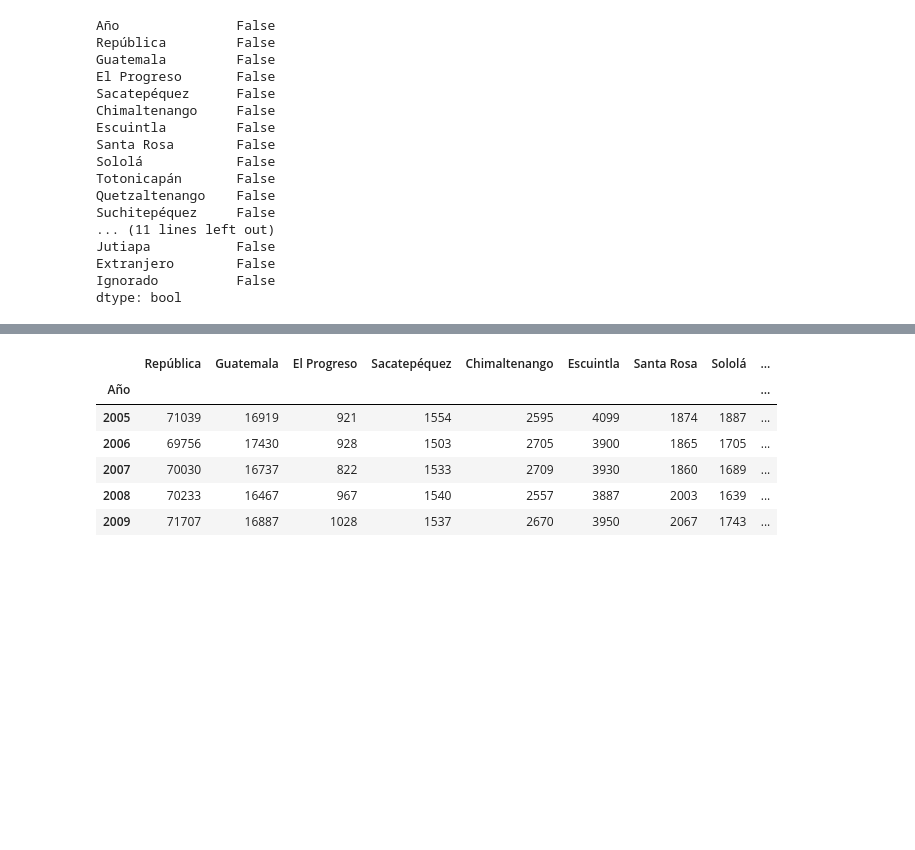
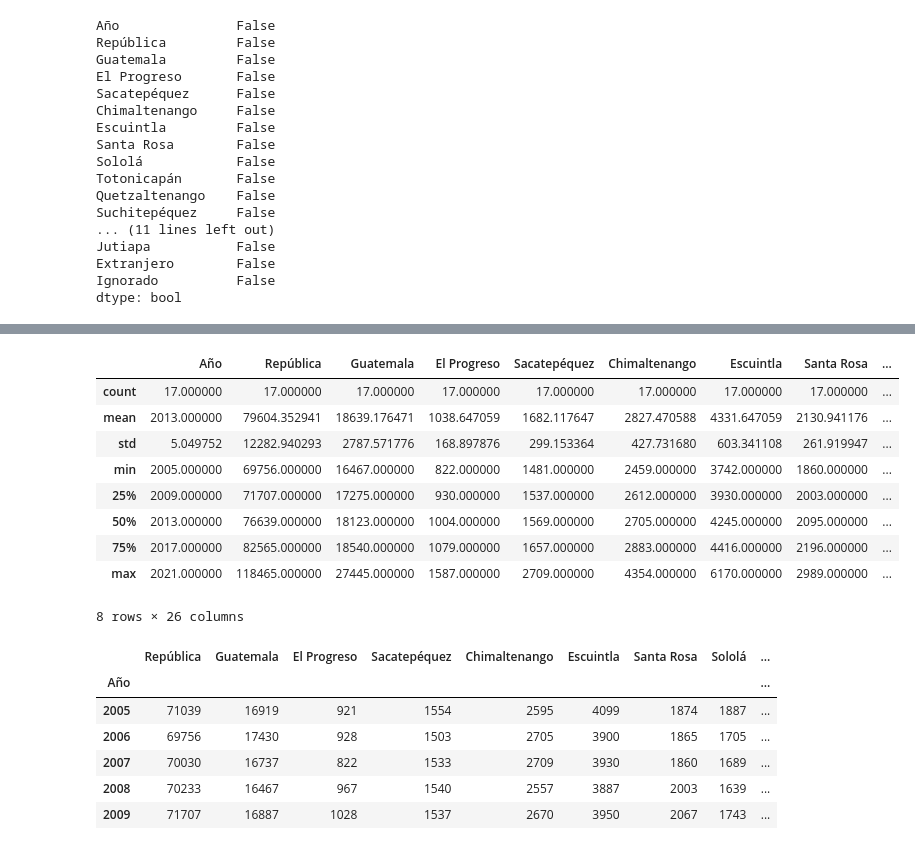
Before and after one commit to aleg001/Proyecto1-MD, a Jupyter notebook: Proyecto1.ipynb, the cells around one changed output, grey strips where cells are left out. Cells and saved outputs as stored; diff of their text form; code cells hidden in the pictures; blank space fills up the shorter version.

```diff
--- a/Proyecto1.ipynb
+++ b/Proyecto1.ipynb
@@ -216,5 +216,7 @@ media_ignorado = Defunciones['Ignorado'].mean().astype('int64')
 Defunciones['Extranjero'].fillna(value=media_extranjero, inplace=True)
 Defunciones['Ignorado'].fillna(value=media_ignorado, inplace=True)
 
-Defunciones.head()
+Defunciones = Defunciones.apply(pd.to_numeric, errors='coerce')
+
+Defunciones.dtypes
 # %% [output]
@@ -281,3 +299,17 @@ dtype: bool
+# %%
+# Summary statistics para los datos de la tabla "Defunciones"
+Defunciones.describe()
+# %% [output]
+|  | Año | República | Guatemala | El Progreso | Sacatepéquez | Chimaltenango | Escuintla | Santa Rosa | ... |
+| count | 17.000000 | 17.000000 | 17.000000 | 17.000000 | 17.000000 | 17.000000 | 17.000000 | 17.000000 | ... |
+| mean | 2013.000000 | 79604.352941 | 18639.176471 | 1038.647059 | 1682.117647 | 2827.470588 | 4331.647059 | 2130.941176 | ... |
+| std | 5.049752 | 12282.940293 | 2787.571776 | 168.897876 | 299.153364 | 427.731680 | 603.341108 | 261.919947 | ... |
+| min | 2005.000000 | 69756.000000 | 16467.000000 | 822.000000 | 1481.000000 | 2459.000000 | 3742.000000 | 1860.000000 | ... |
+| 25% | 2009.000000 | 71707.000000 | 17275.000000 | 930.000000 | 1537.000000 | 2612.000000 | 3930.000000 | 2003.000000 | ... |
+| 50% | 2013.000000 | 76639.000000 | 18123.000000 | 1004.000000 | 1569.000000 | 2705.000000 | 4245.000000 | 2095.000000 | ... |
+| 75% | 2017.000000 | 82565.000000 | 18540.000000 | 1079.000000 | 1657.000000 | 2883.000000 | 4416.000000 | 2196.000000 | ... |
+| max | 2021.000000 | 118465.000000 | 27445.000000 | 1587.000000 | 2709.000000 | 4354.000000 | 6170.000000 | 2989.000000 | ... |
+8 rows × 26 columns
 # %%
 Defunciones = Defunciones.iloc[::-1]
 Defunciones = Defunciones.set_index("Año")
```
Also changed, not shown: parts of 3 cells of this notebook.
